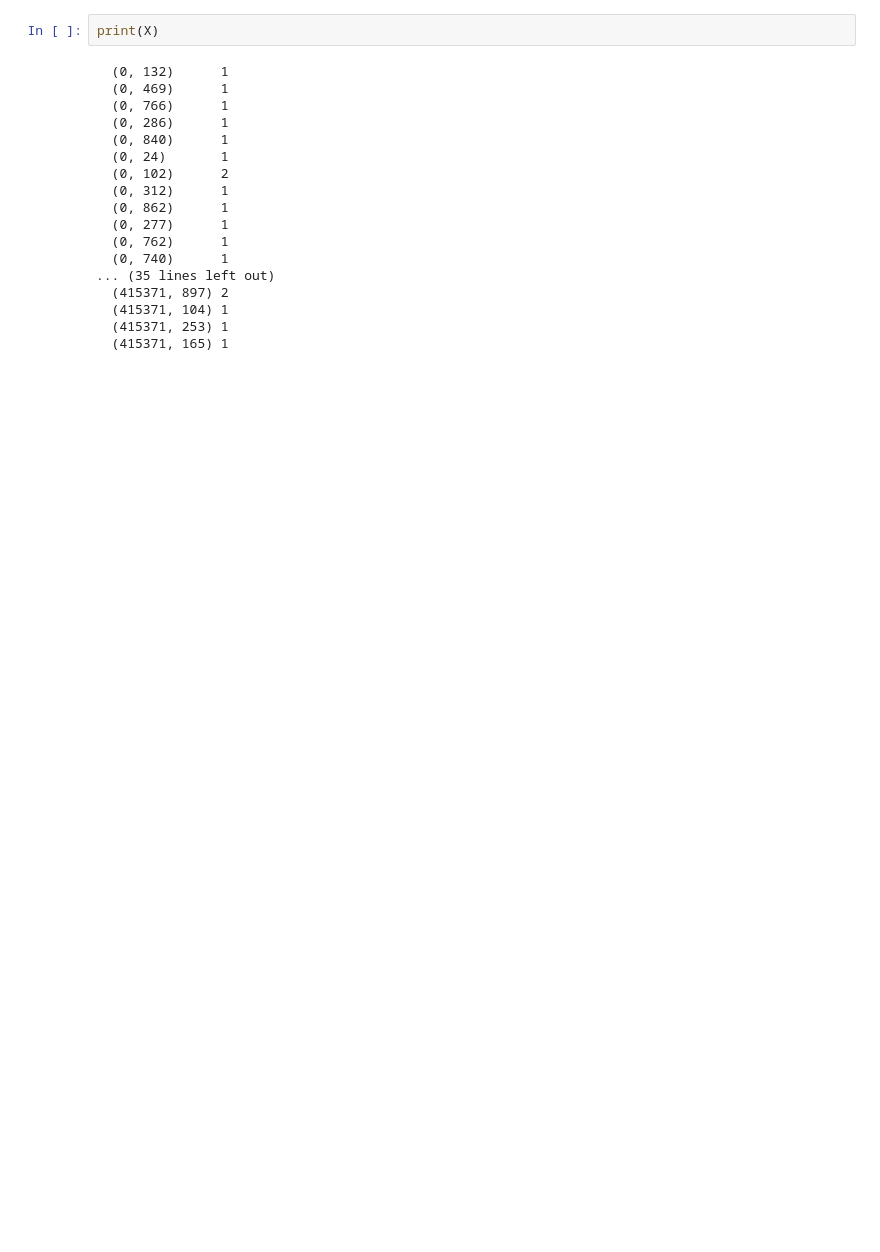
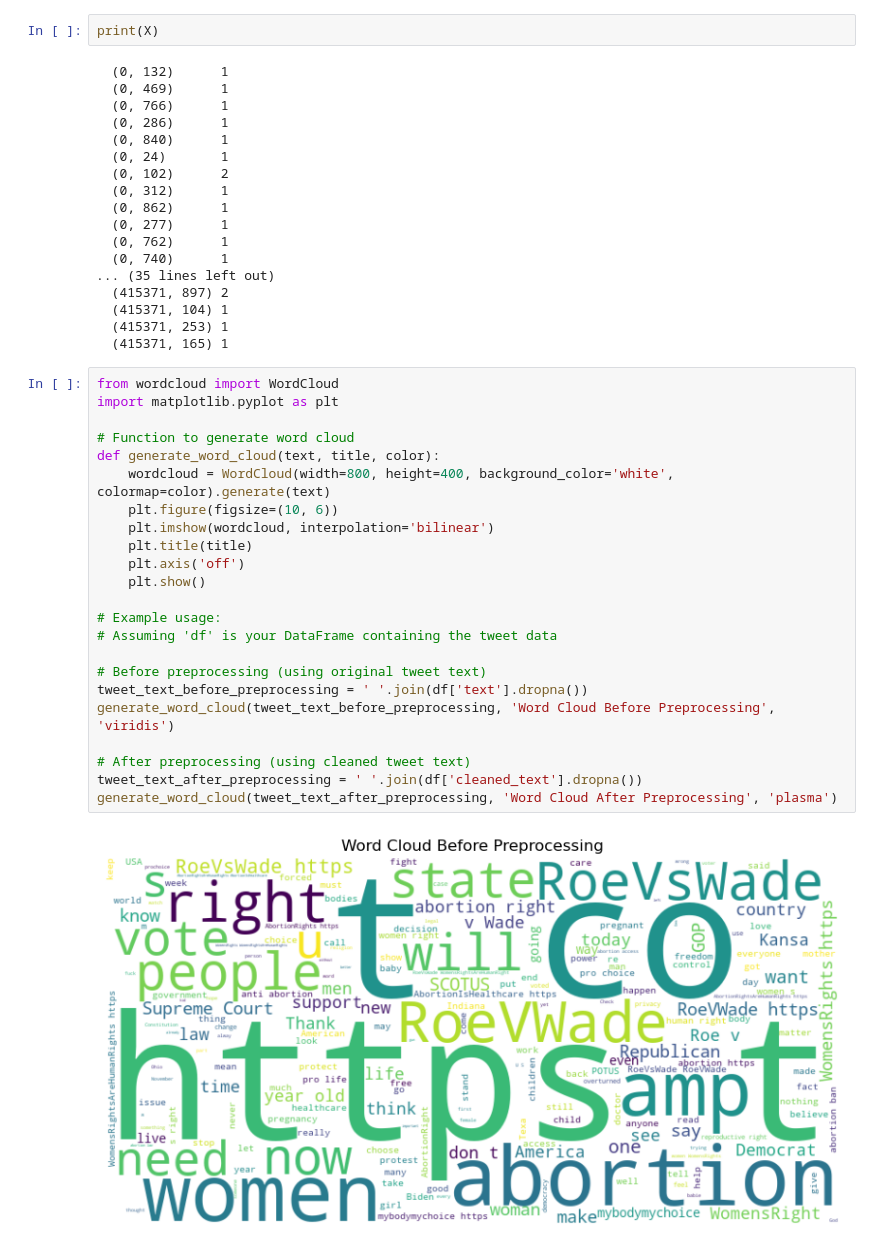
Before and after one commit to MaxAC273/DS5500_Capstone_Sentiment_Analysis, a Jupyter notebook: data_preprocessing.ipynb, the cells around one changed output. Cells and saved outputs as stored; diff of their text form; blank space fills up the shorter version.

```diff
--- a/data_preprocessing.ipynb
+++ b/data_preprocessing.ipynb
@@ -197,3 +289,28 @@ print(X)
   (415371, 104) 1
   (415371, 253) 1
   (415371, 165) 1
+# %%
+from wordcloud import WordCloud
+import matplotlib.pyplot as plt
+
+# Function to generate word cloud
+def generate_word_cloud(text, title, color):
+    wordcloud = WordCloud(width=800, height=400, background_color='white', colormap=color).generate(text)
+    plt.figure(figsize=(10, 6))
+    plt.imshow(wordcloud, interpolation='bilinear')
+    plt.title(title)
+    plt.axis('off')
+    plt.show()
+
+# Example usage:
+# Assuming 'df' is your DataFrame containing the tweet data
+
+# Before preprocessing (using original tweet text)
+tweet_text_before_preprocessing = ' '.join(df['text'].dropna())
+generate_word_cloud(tweet_text_before_preprocessing, 'Word Cloud Before Preprocessing', 'viridis')
+
+# After preprocessing (using cleaned tweet text)
+tweet_text_after_preprocessing = ' '.join(df['cleaned_text'].dropna())
+generate_word_cloud(tweet_text_after_preprocessing, 'Word Cloud After Preprocessing', 'plasma')
+# %% [output]
+[figure, added]
```
Also changed, not shown: parts of 4 cells of this notebook, 4 other files.
